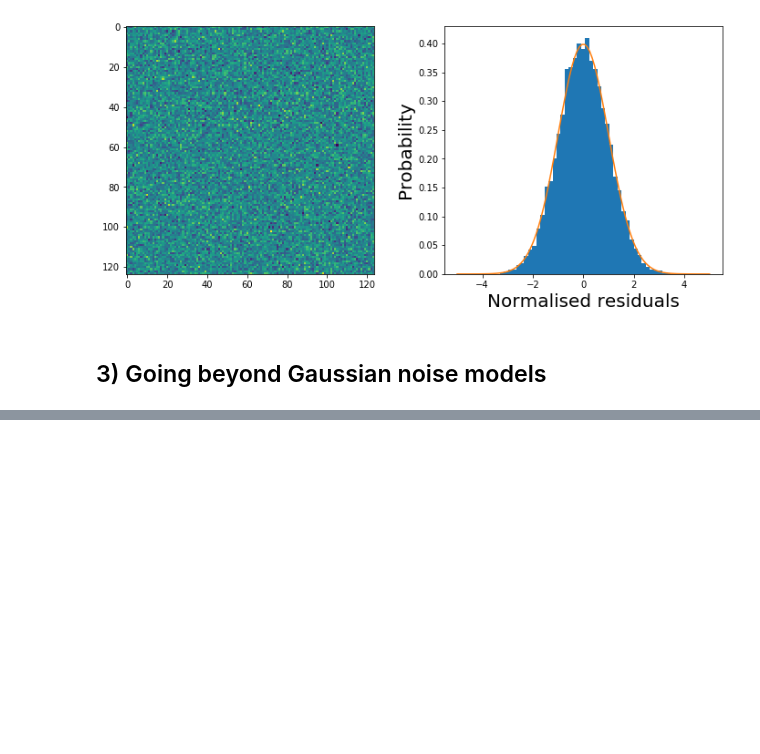
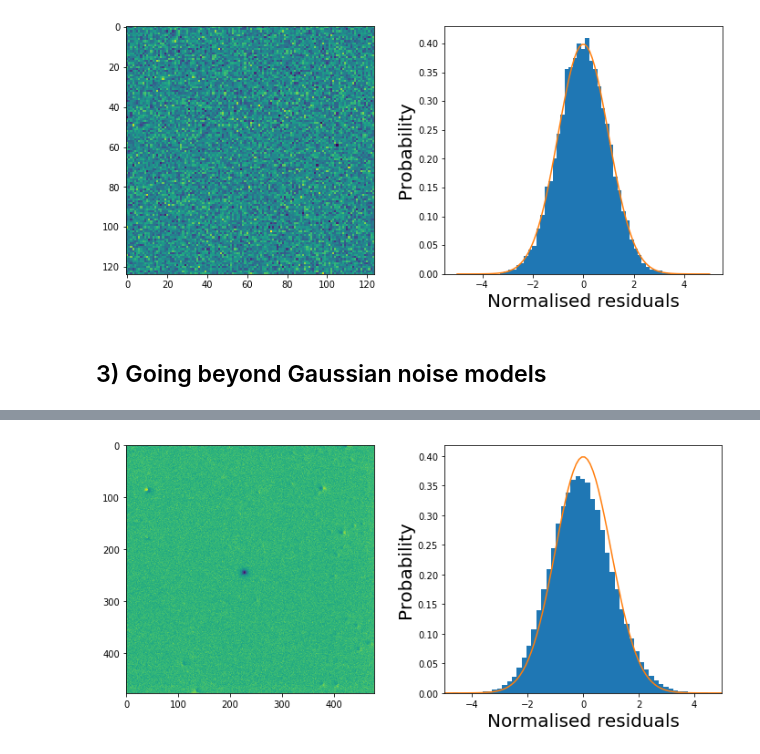
Before and after one commit to jah1994/PyTorchDIA, a Jupyter notebook: Tutorial.ipynb, the cells around one changed output, grey strips where cells are left out. Drawn from its saved outputs; the diff is of its cells as text; code cells hidden in the pictures; blank space fills up the shorter version.

```diff
--- a/Tutorial.ipynb
+++ b/Tutorial.ipynb
@@ -370,25 +382,27 @@ kernel, B, model = res
 # %%
 # trim I such that target image pixels correspond to only those with valid convolution computations
 hwidth = np.int((kernel_size - 1) / 2)
 nx, ny = data_emccd.shape
 trimmed_imag = data_emccd[hwidth:nx-hwidth, hwidth:nx-hwidth]
 trimmed_flat = flat_emccd[hwidth:nx-hwidth, hwidth:nx-hwidth]
 residuals = trimmed_imag - model
 
 # Total gain, G, and EMCCD excess noise factor, E
 G = 25.8 / 300
 E = 2
 shot_noise = model/(G*trimmed_flat)
 sigma = np.sqrt(E*shot_noise)
 
 # normalised residuals
 normalised_residuals = residuals / sigma
 
 fig, ax = plt.subplots(nrows=1, ncols=2, figsize=(12,5))
 x = np.linspace(-5, 5, 100)
 ax[0].imshow(normalised_residuals)
-ax[1].hist(normalised_residuals.flatten(), bins=100, density=True)
+ax[1].hist(normalised_residuals.flatten(), bins=200, density=True)
 ax[1].plot(x, norm.pdf(x, 0, 1))
 ax[1].set_xlabel('Normalised residuals', fontsize=20)
 ax[1].set_ylabel('Probability', fontsize=20)
 ax[1].set_xlim(-5, 5);
+# %% [output]
+[figure, added]
```
Also changed, not shown: parts of 17 cells of this notebook, 1 other file.
